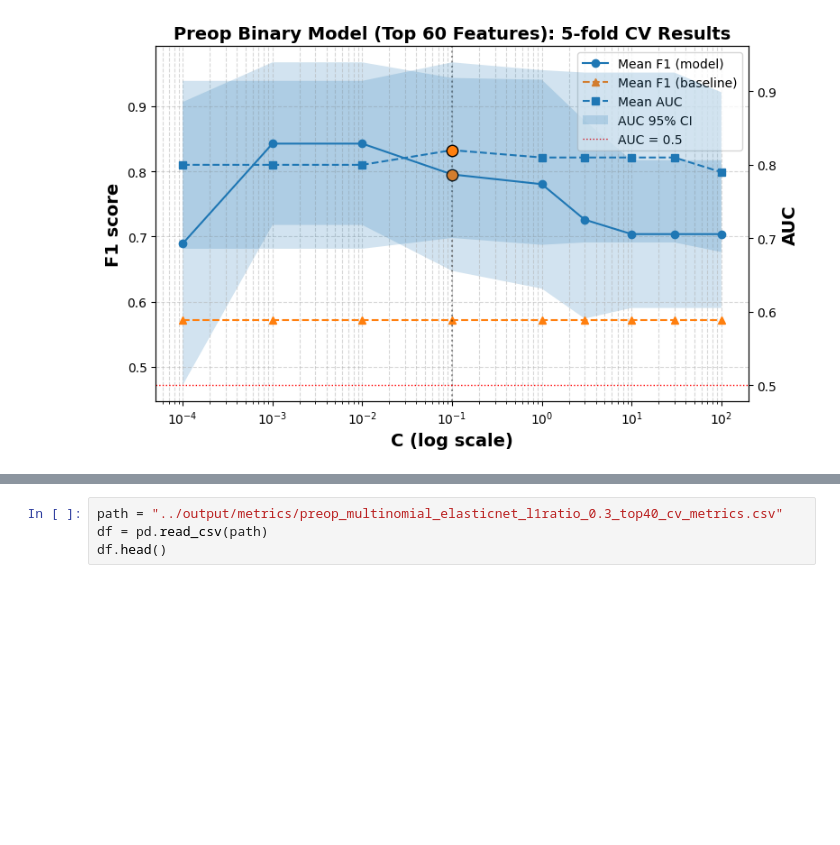
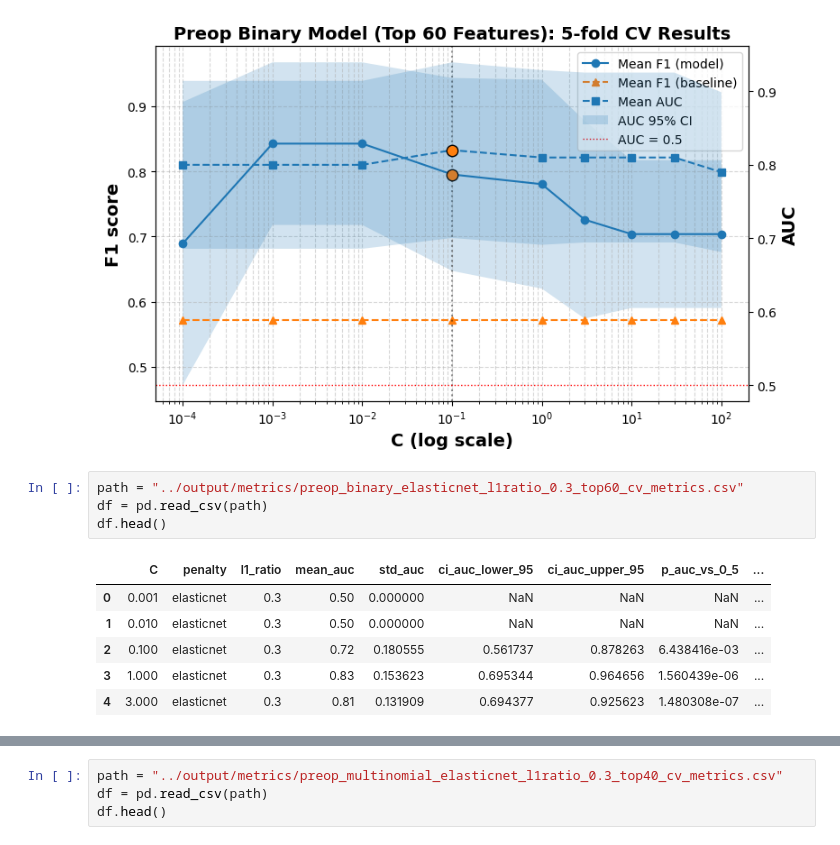
Before and after one commit to ygrepo/Craniopharyngiomas_Image_Segmentation, a Jupyter notebook: notebooks/cv_plot.ipynb, the cells around one changed output, grey strips where cells are left out. Saved outputs shown, nothing was run; the diff lists cells and outputs as text; blank space fills up the shorter version.

```diff
--- a/notebooks/cv_plot.ipynb
+++ b/notebooks/cv_plot.ipynb
@@ -134,3 +134,14 @@ plot_binary_lasso_cv_metrics(df,
                              fn=Path(path))
 # %% [output]
 [figure]
+# %%
+path = "../output/metrics/preop_binary_elasticnet_l1ratio_0.3_top60_cv_metrics.csv"
+df = pd.read_csv(path)
+df.head()
+# %% [output]
+|  | C | penalty | l1_ratio | mean_auc | std_auc | ci_auc_lower_95 | ci_auc_upper_95 | p_auc_vs_0_5 | ... |
+| 0 | 0.001 | elasticnet | 0.3 | 0.50 | 0.000000 | NaN | NaN | NaN | ... |
+| 1 | 0.010 | elasticnet | 0.3 | 0.50 | 0.000000 | NaN | NaN | NaN | ... |
+| 2 | 0.100 | elasticnet | 0.3 | 0.72 | 0.180555 | 0.561737 | 0.878263 | 6.438416e-03 | ... |
+| 3 | 1.000 | elasticnet | 0.3 | 0.83 | 0.153623 | 0.695344 | 0.964656 | 1.560439e-06 | ... |
+| 4 | 3.000 | elasticnet | 0.3 | 0.81 | 0.131909 | 0.694377 | 0.925623 | 1.480308e-07 | ... |
```
Also changed, not shown: parts of 7 cells of this notebook, 3 other files.
